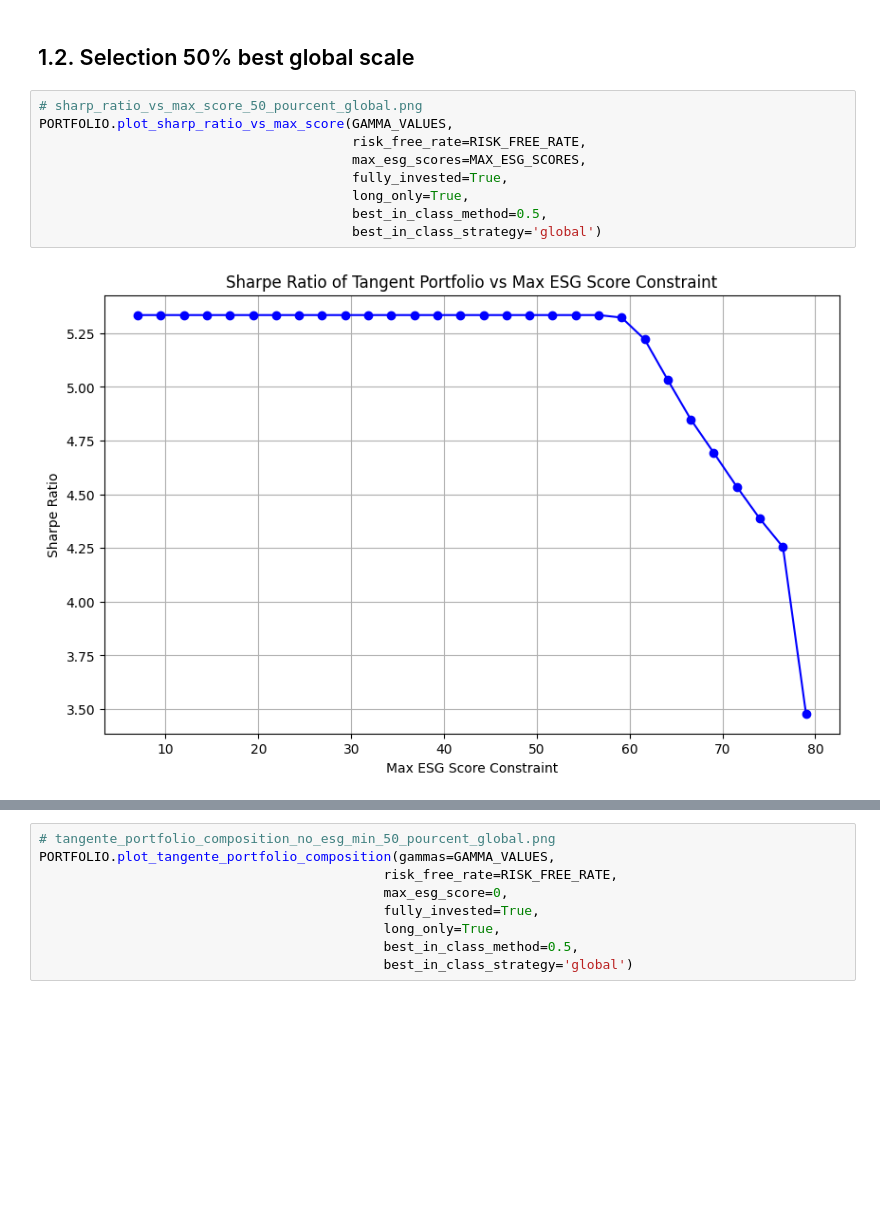
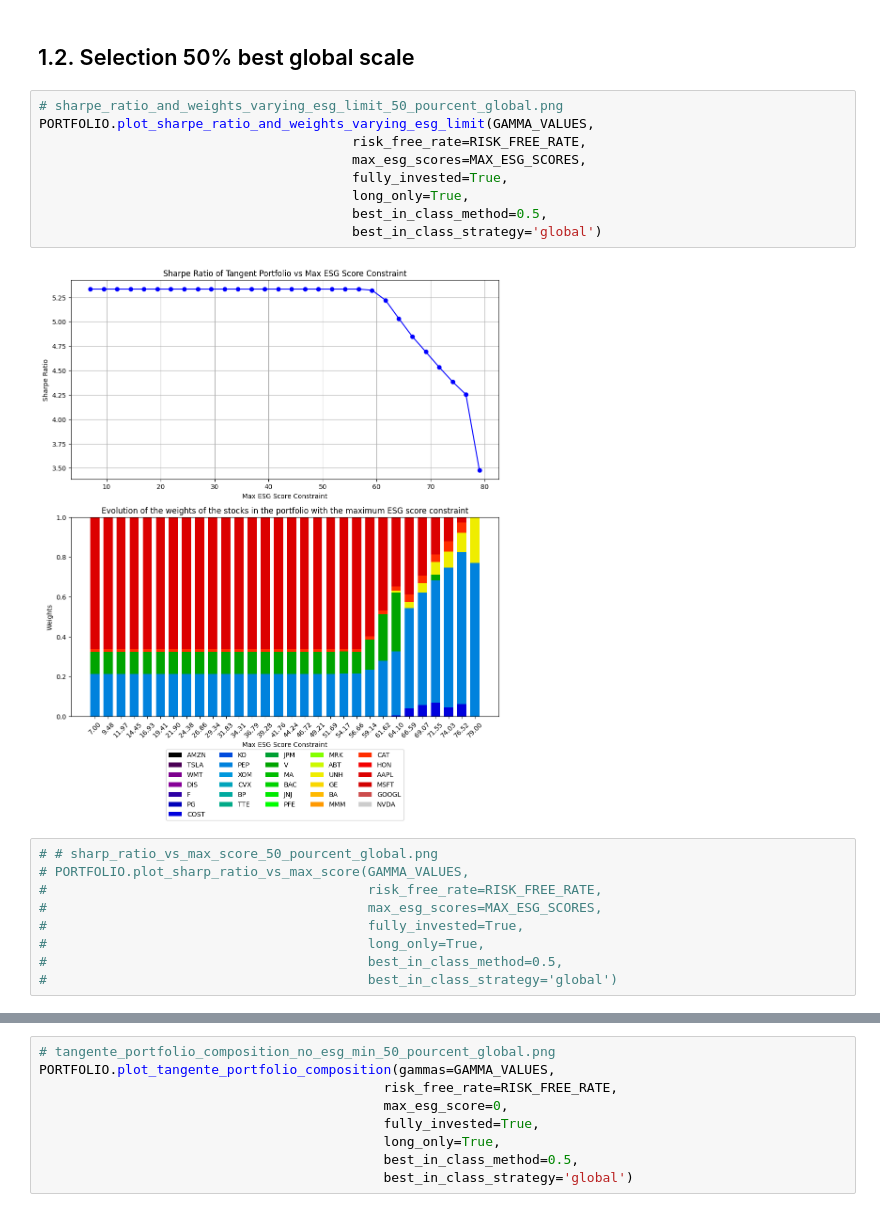
Before and after one commit to antoinedte/-Allocation_de_portefeuille_sous_contrainte_ESG, a Jupyter notebook: exploration/20240309_msci_rating copy.ipynb, the cells around one changed output, grey strips where cells are left out. Cells and saved outputs as stored; diff of their text form; blank space fills up the shorter version.

```diff
--- a/exploration/20240309_msci_rating copy.ipynb
+++ b/exploration/20240309_msci_rating copy.ipynb
@@ -179,15 +242,24 @@ PORTFOLIO.plot_tangente_portfolio_composition(gammas=GAMMA_VALUES,
 [figure]
 # %% [markdown]
 ## 1.2. Selection 50% best global scale
+# %%
+# sharpe_ratio_and_weights_varying_esg_limit_50_pourcent_global.png
+PORTFOLIO.plot_sharpe_ratio_and_weights_varying_esg_limit(GAMMA_VALUES,
+                                        risk_free_rate=RISK_FREE_RATE,
+                                        max_esg_scores=MAX_ESG_SCORES,
+                                        fully_invested=True,
+                                        long_only=True,
+                                        best_in_class_method=0.5,
+                                        best_in_class_strategy='global')
+# %% [output]
+[figure, added]
 # %%
-# sharp_ratio_vs_max_score_50_pourcent_global.png
-PORTFOLIO.plot_sharp_ratio_vs_max_score(GAMMA_VALUES,
-                                        risk_free_rate=RISK_FREE_RATE,
-                                        max_esg_scores=MAX_ESG_SCORES,
-                                        fully_invested=True,
-                                        long_only=True,
-                                        best_in_class_method=0.5,
-                                        best_in_class_strategy='global')
+# # sharp_ratio_vs_max_score_50_pourcent_global.png
+# PORTFOLIO.plot_sharp_ratio_vs_max_score(GAMMA_VALUES,
+#                                         risk_free_rate=RISK_FREE_RATE,
+#                                         max_esg_scores=MAX_ESG_SCORES,
+#                                         fully_invested=True,
+#                                         long_only=True,
+#                                         best_in_class_method=0.5,
+#                                         best_in_class_strategy='global')
-# %% [output]
-[figure, removed]
 # %%
```
Also changed, not shown: parts of 31 cells of this notebook, 12 other files.
